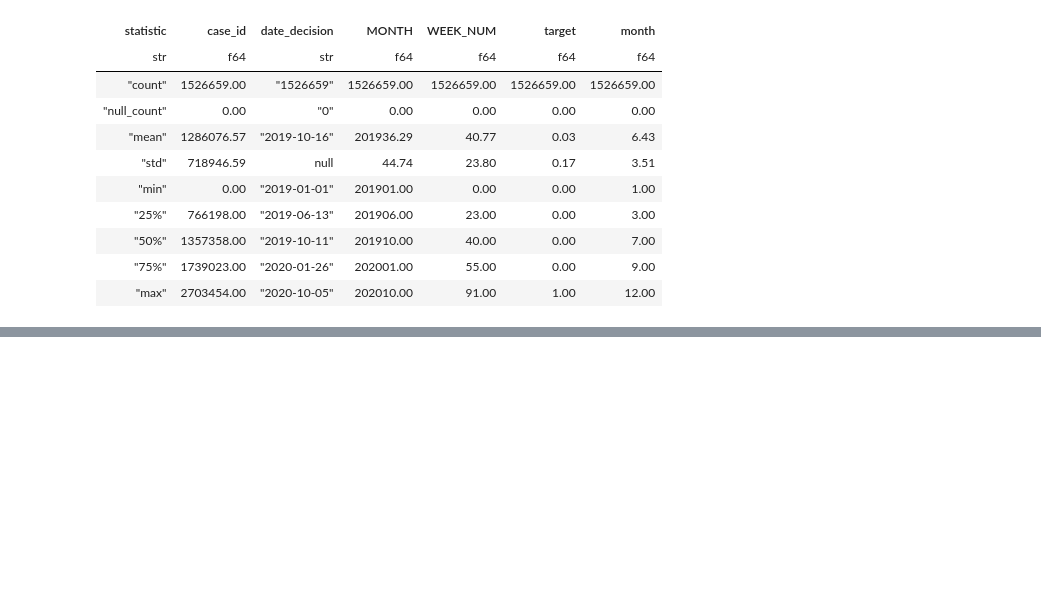
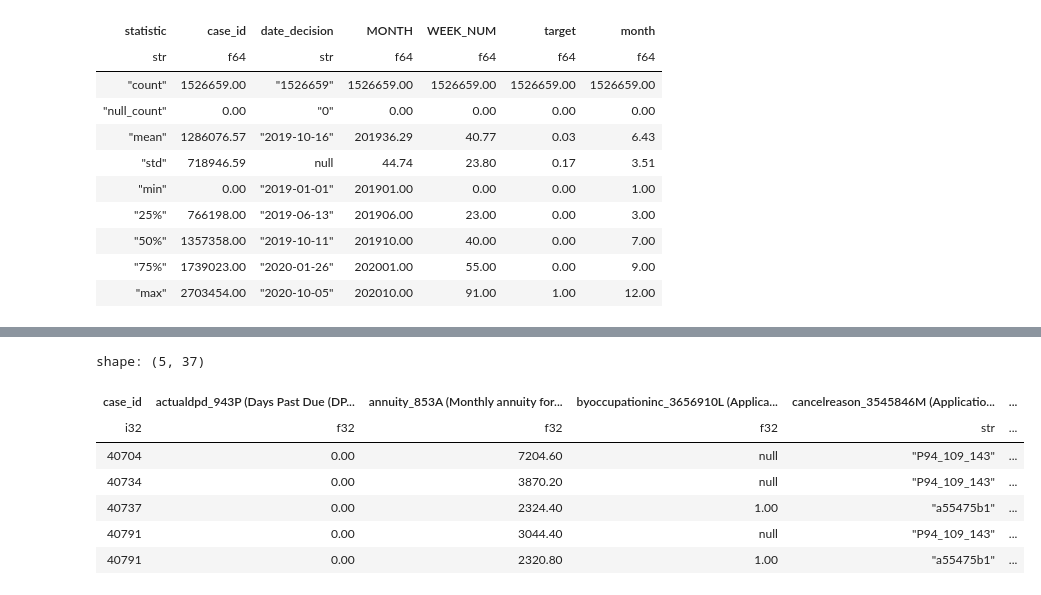
Before and after one commit to h4ck4l1/datasets, a Jupyter notebook: credit_risk/credit_risk.ipynb, the cells around one changed output, grey strips where cells are left out. Drawn from its saved outputs; the diff is of its cells as text; code cells hidden in the pictures; blank space fills up the shorter version.

```diff
--- a/credit_risk/credit_risk.ipynb
+++ b/credit_risk/credit_risk.ipynb
@@ -196,0 +228,12 @@ shape: (500, 6)
+# %%
+display(train_applprev_2.fetch().head())
+train_applprev_2.pipe(plot_nulls)
+# %% [output]
+shape: (5, 37)
+| case_id | actualdpd_943P (Days Past Due (DP... | annuity_853A (Monthly annuity for... | byoccupationinc_3656910L (Applica... | cancelreason_3545846M (Applicatio... | ... |
+| i32 | f32 | f32 | f32 | str | ... |
+| 40704 | 0.00 | 7204.60 | null | "P94_109_143" | ... |
+| 40734 | 0.00 | 3870.20 | null | "P94_109_143" | ... |
+| 40737 | 0.00 | 2324.40 | 1.00 | "a55475b1" | ... |
+| 40791 | 0.00 | 3044.40 | null | "P94_109_143" | ... |
+| 40791 | 0.00 | 2320.80 | 1.00 | "a55475b1" | ... |
```
Also changed, not shown: parts of 37 cells of this notebook.
